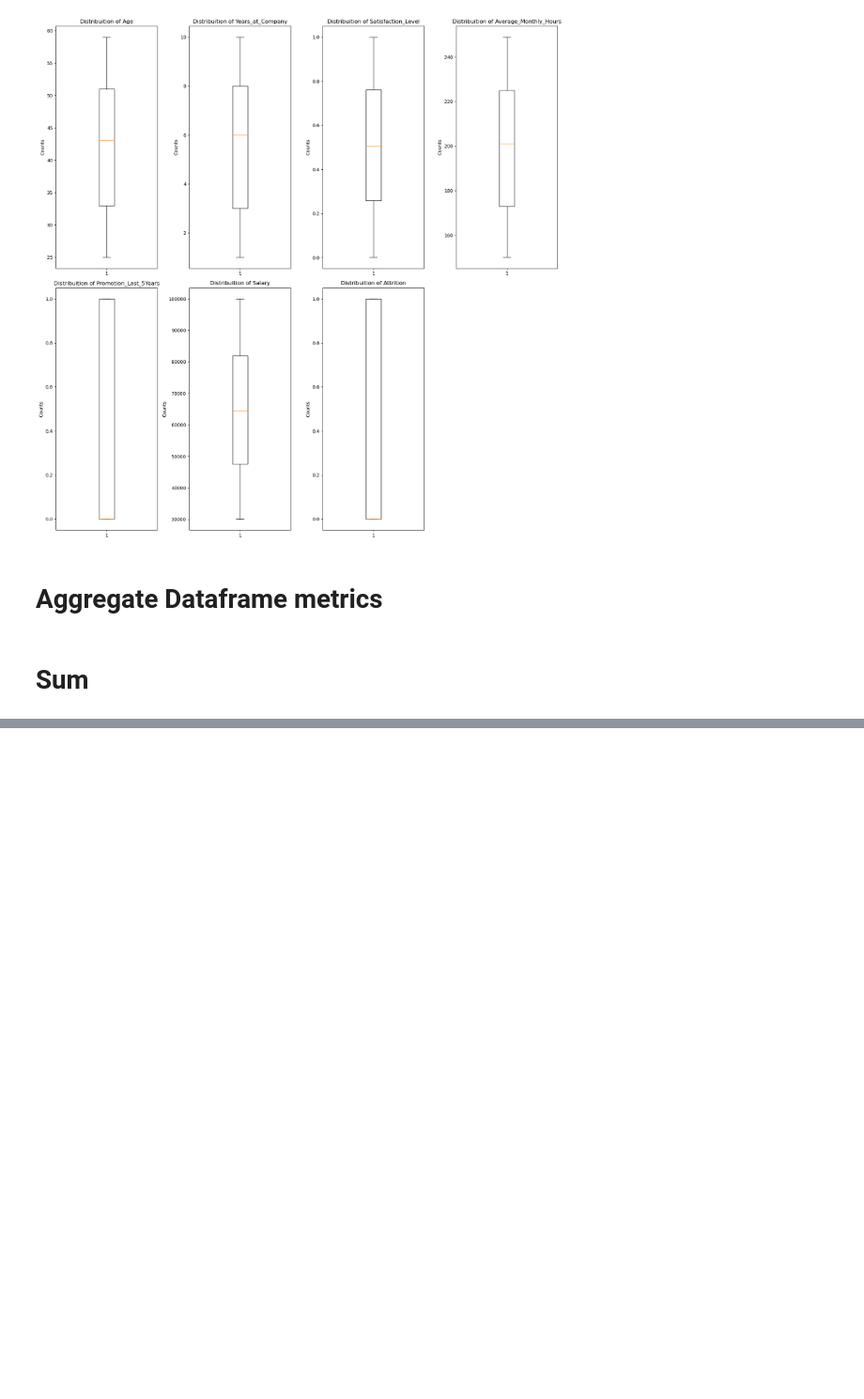
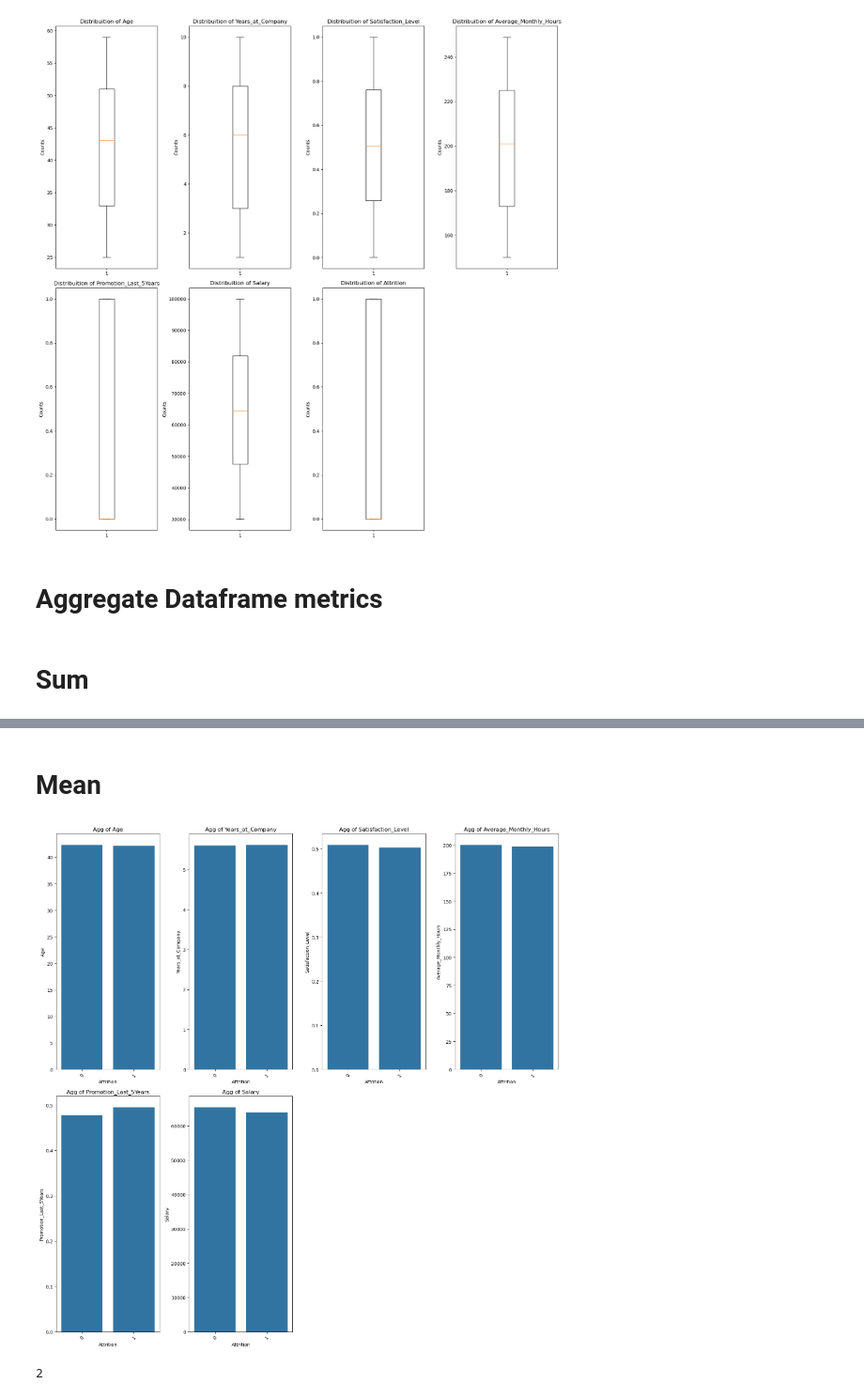
Before and after one commit to MaukanMir/Employee-Attrition-Classification, a Jupyter notebook: training.ipynb, the cells around one changed output, grey strips where cells are left out. Shown: that part at 94% size. Cells and saved outputs as stored; diff of their text form; code cells hidden in the pictures; blank space fills up the shorter version.

```diff
--- a/training.ipynb
+++ b/training.ipynb
@@ -305,0 +307,10 @@ numerical_features.drop("Attrition", axis=1, inplace=True)
+# %% [markdown]
+# Mean
+# %%
+aggregate_dataset(numerical_features, numerical_features.columns[:-1], "Attrition", "mean")
+# %% [output]
+[figure, added]
+# %%
+(len(numerical_features.columns[:-1]) +3)//4
+# %% [output]
+2
```
Also changed, not shown: parts of 4 cells of this notebook.
